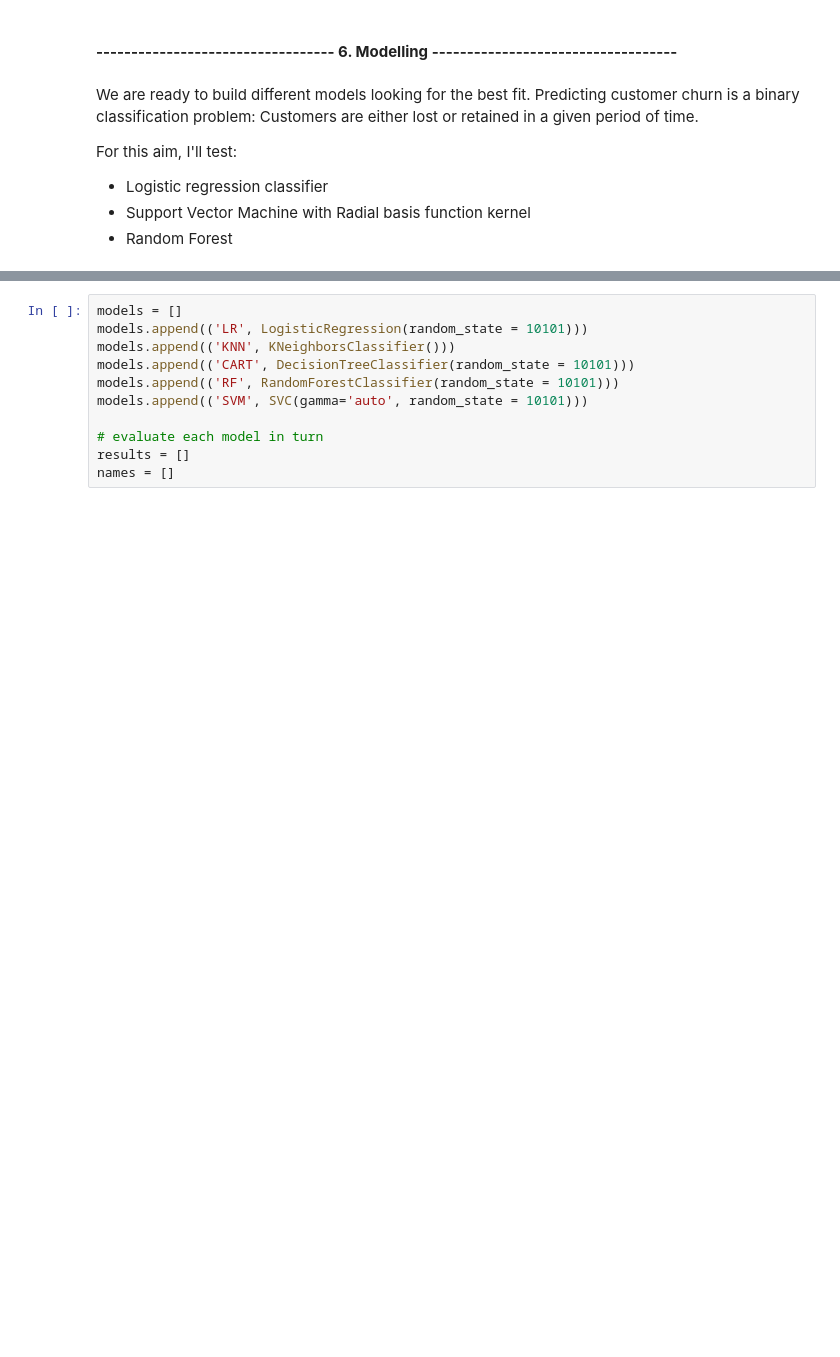
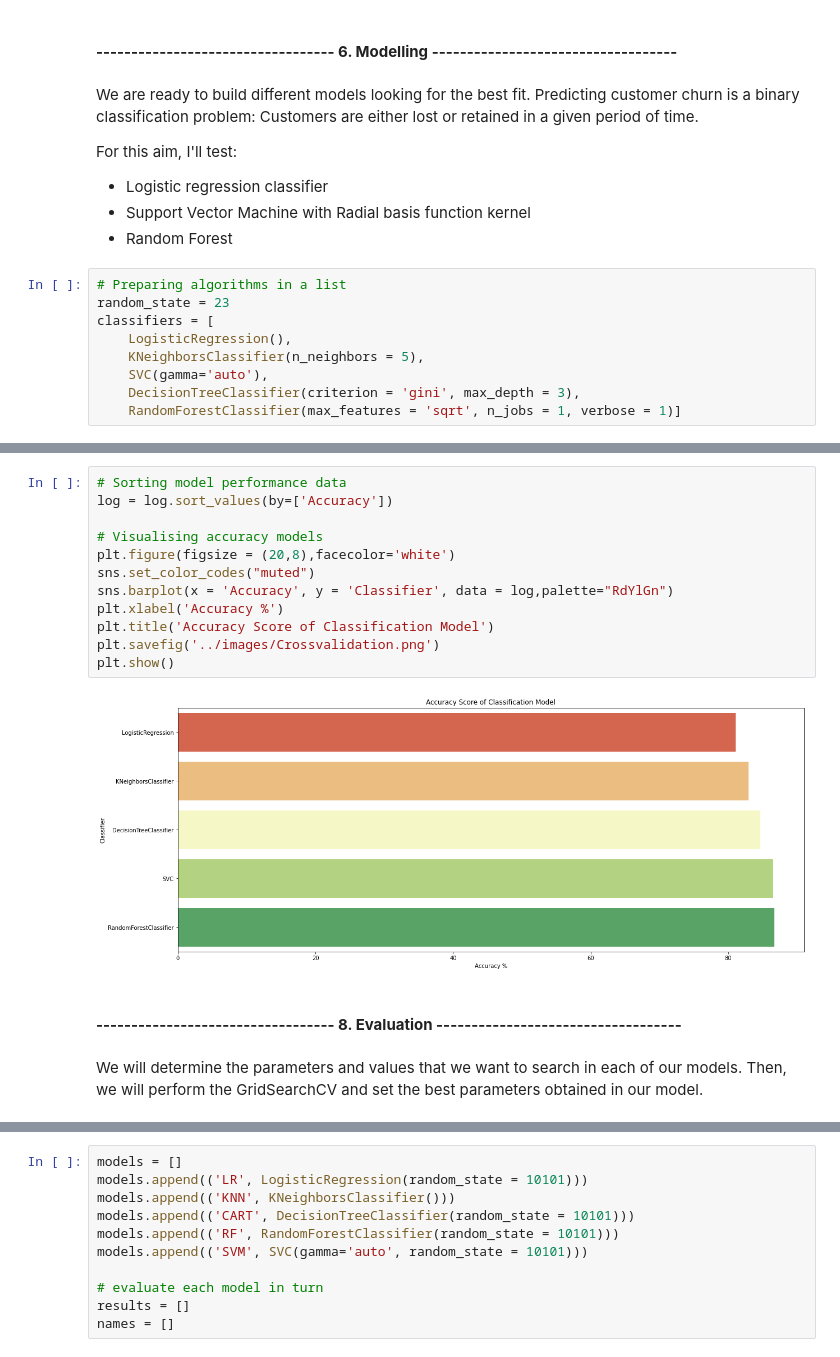
Before and after one commit to MattithyahuData/P2-Bank-churn-prediction, a Jupyter notebook: Code/P2 Code.ipynb, the cells around one changed output, grey strips where cells are left out. Cells and saved outputs as stored; diff of their text form; blank space fills up the shorter version.

```diff
--- a/Code/P2 Code.ipynb
+++ b/Code/P2 Code.ipynb
@@ -383,3 +380,12 @@ For this aim, I'll test:
 * Logistic regression classifier
 * Support Vector Machine with Radial basis function kernel
 * Random Forest
+# %%
+# Preparing algorithms in a list
+random_state = 23
+classifiers = [
+    LogisticRegression(),
+    KNeighborsClassifier(n_neighbors = 5),
+    SVC(gamma='auto'),
+    DecisionTreeClassifier(criterion = 'gini', max_depth = 3),
+    RandomForestClassifier(max_features = 'sqrt', n_jobs = 1, verbose = 1)]
@@ -385,0 +465,18 @@ For this aim, I'll test:
+# %%
+# Sorting model performance data
+log = log.sort_values(by=['Accuracy'])
+
+# Visualising accuracy models
+plt.figure(figsize = (20,8),facecolor='white')
+sns.set_color_codes("muted")
+sns.barplot(x = 'Accuracy', y = 'Classifier', data = log,palette="RdYlGn")
+plt.xlabel('Accuracy %')
+plt.title('Accuracy Score of Classification Model')
+plt.savefig('../images/Crossvalidation.png')
+plt.show()
+# %% [output]
+[figure, added]
+# %% [markdown]
+#### **----------------------------------  8. Evaluation -----------------------------------**
+# %% [markdown]
+We will determine the parameters and values that we want to search in each of our models. Then, we will perform the GridSearchCV and set the best parameters obtained in our model.
```
Also changed, not shown: parts of 26 cells of this notebook, 1 other file.
